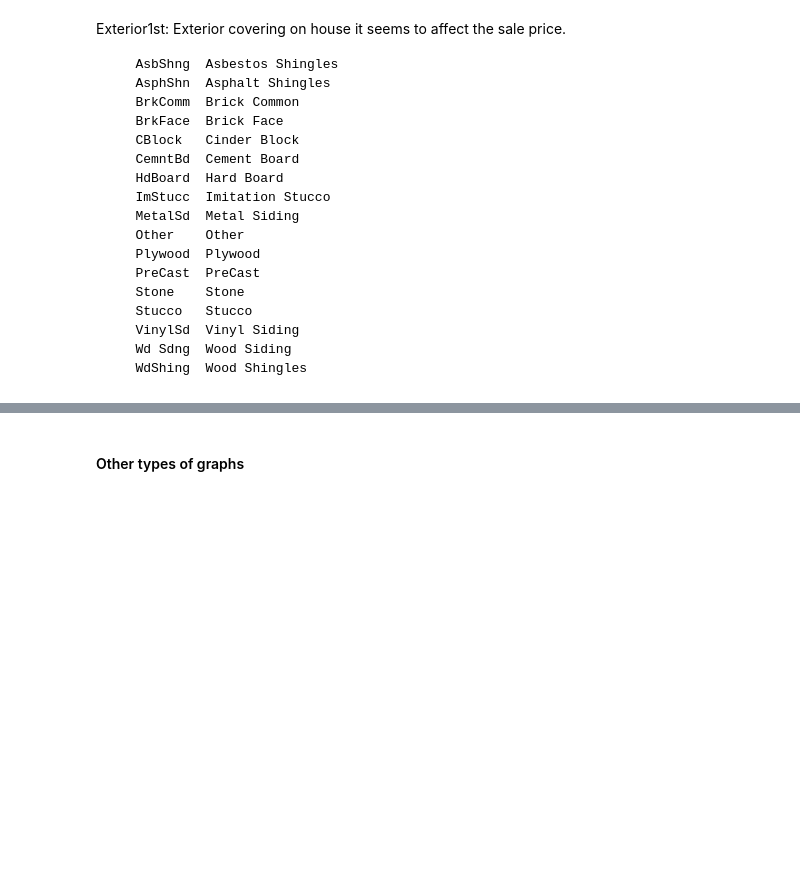
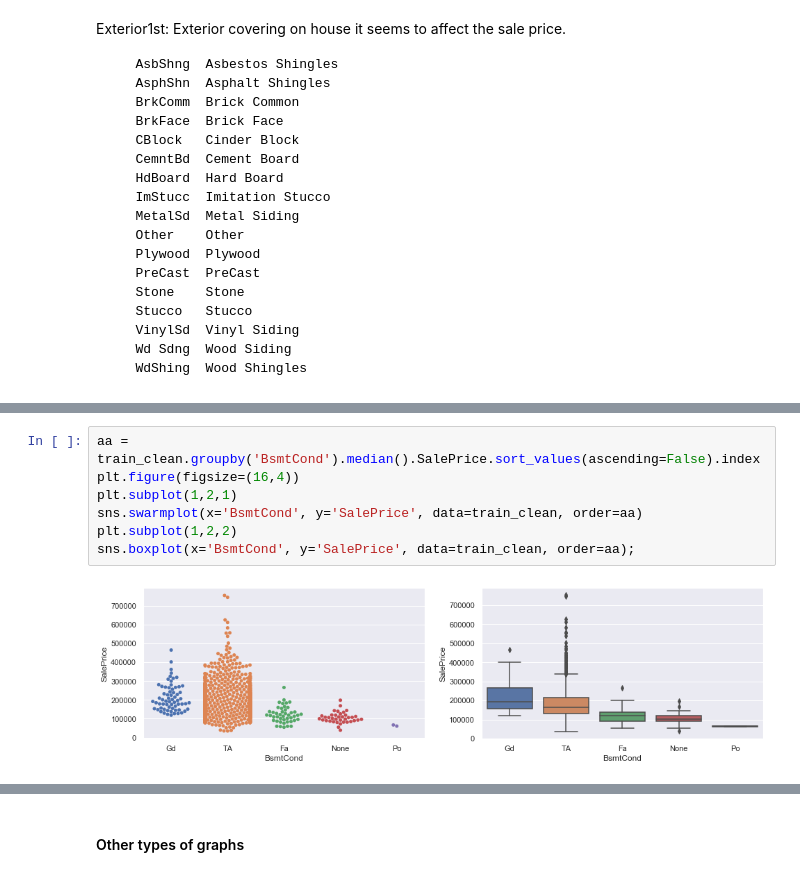
Before and after one commit to gepallas/ML_House_Prices, a Jupyter notebook: HousePricesEDA.ipynb, the cells around one changed output, grey strips where cells are left out. Cells and saved outputs as stored; diff of their text form; blank space fills up the shorter version.

```diff
--- a/HousePricesEDA.ipynb
+++ b/HousePricesEDA.ipynb
@@ -1539,0 +1575,9 @@ Exterior1st: Exterior covering on house it seems to affect the sale price.
+# %%
+aa = train_clean.groupby('BsmtCond').median().SalePrice.sort_values(ascending=False).index
+plt.figure(figsize=(16,4))
+plt.subplot(1,2,1)
+sns.swarmplot(x='BsmtCond', y='SalePrice', data=train_clean, order=aa)
+plt.subplot(1,2,2)
+sns.boxplot(x='BsmtCond', y='SalePrice', data=train_clean, order=aa);
+# %% [output]
+[figure, added]
```
Also changed, not shown: parts of 12 cells of this notebook.
